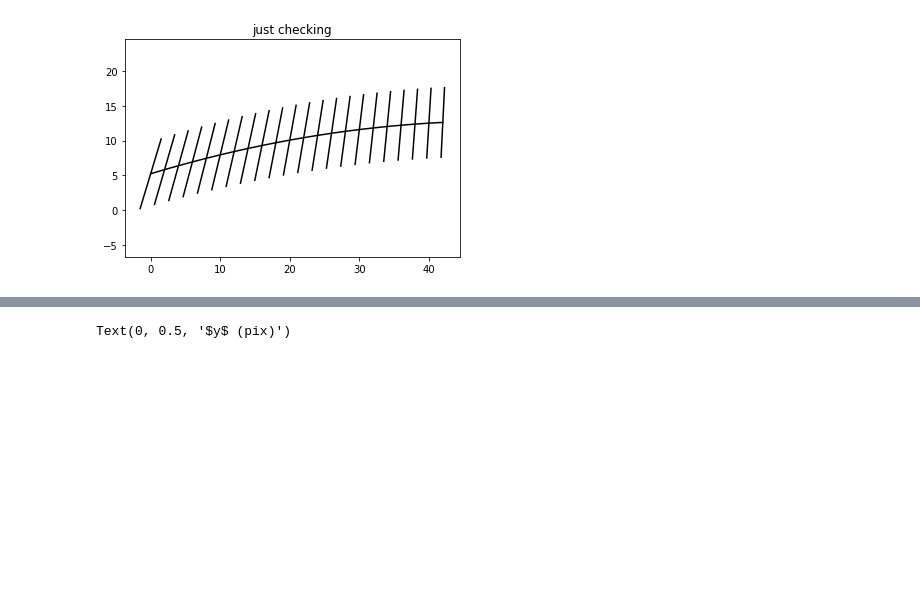
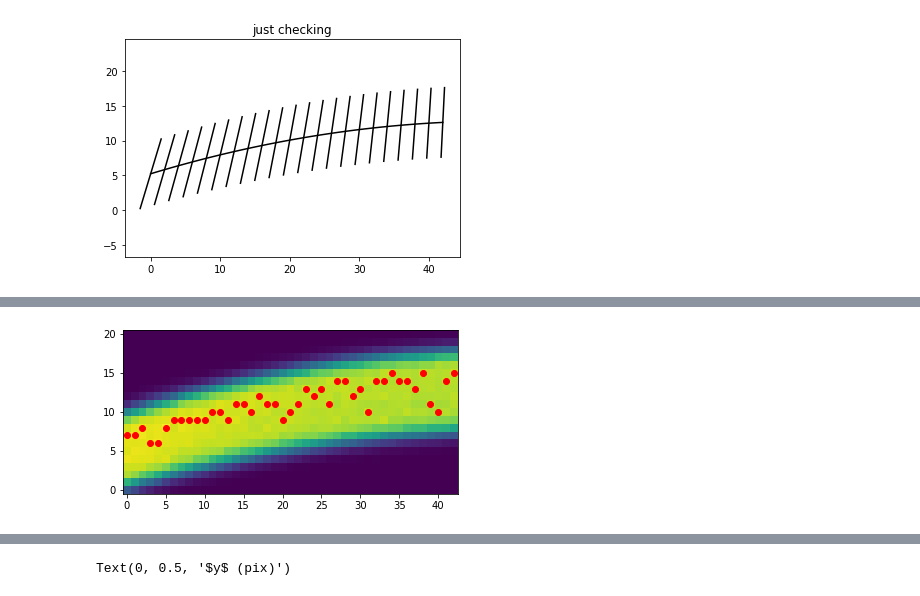
Before and after one commit to krlodeleon/spectro, a Jupyter notebook: blob_detector.ipynb, the cells around one changed output, grey strips where cells are left out. Saved outputs shown, nothing was run; the diff lists cells and outputs as text; code cells hidden in the pictures; blank space fills up the shorter version.

```diff
--- a/blob_detector.ipynb
+++ b/blob_detector.ipynb
@@ -275,0 +304,9 @@ Text(0, 0.5, '$y$ (pix)')
+# %%
+xmax = []
+for column in flat.transpose():
+    xmax.append(np.where(column==np.max(column))[0][0])
+plt.imshow(flat,**imshowkwargs)
+plt.plot(xmax,'ro')
+plt.show()
+# %% [output]
+[figure, added]
```
Also changed, not shown: parts of 25 cells of this notebook.
